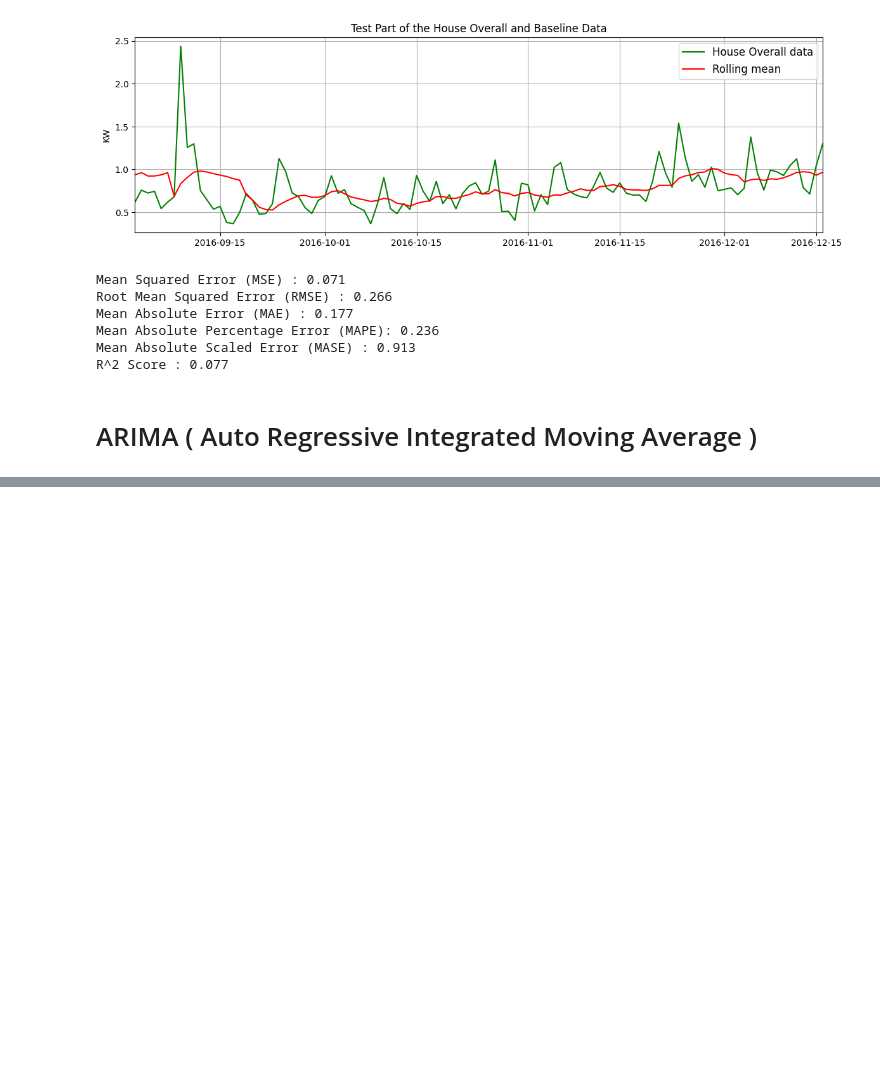
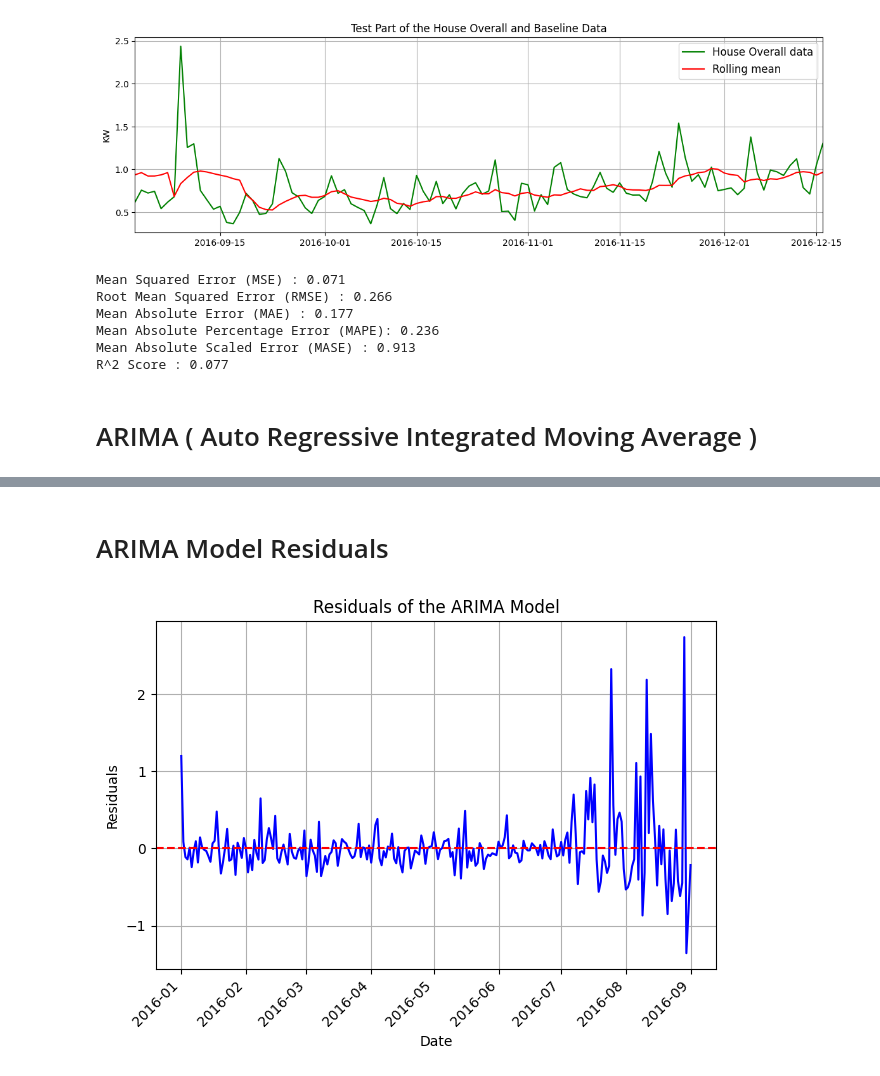
Before and after one commit to adshyam/SmartHome-IOT-devices---EDA-ARIMAs-and-LSTM, a Jupyter notebook: AAI_530_Smart_Home_Final_Project.ipynb, the cells around one changed output, grey strips where cells are left out. Drawn from its saved outputs; the diff is of its cells as text; code cells hidden in the pictures; blank space fills up the shorter version.

```diff
--- a/AAI_530_Smart_Home_Final_Project (1).ipynb
+++ b/AAI_530_Smart_Home_Final_Project.ipynb
@@ -373,0 +459,19 @@ R^2 Score : 0.077
+# %% [markdown]
+# ARIMA Model Residuals
+# %%
+# Extract the residuals
+residuals = fitted_model.resid
+
+#plotting the residuals
+plt.plot(figsize=(14,4))
+plt.plot(residuals , color ='blue')
+plt.xticks(rotation = 45, ha ='right')
+plt.title("Residuals of the ARIMA Model")
+plt.xlabel("Date")
+plt.ylabel("Residuals")
+plt.axhline(y=0, color= 'r', linestyle = "--") # Add a horizontal line at 0 for reference
+plt.grid(True)
+plt.tight_layout()
+plt.show()
+# %% [output]
+[figure, added]
```
Also changed, not shown: parts of 13 cells of this notebook.
